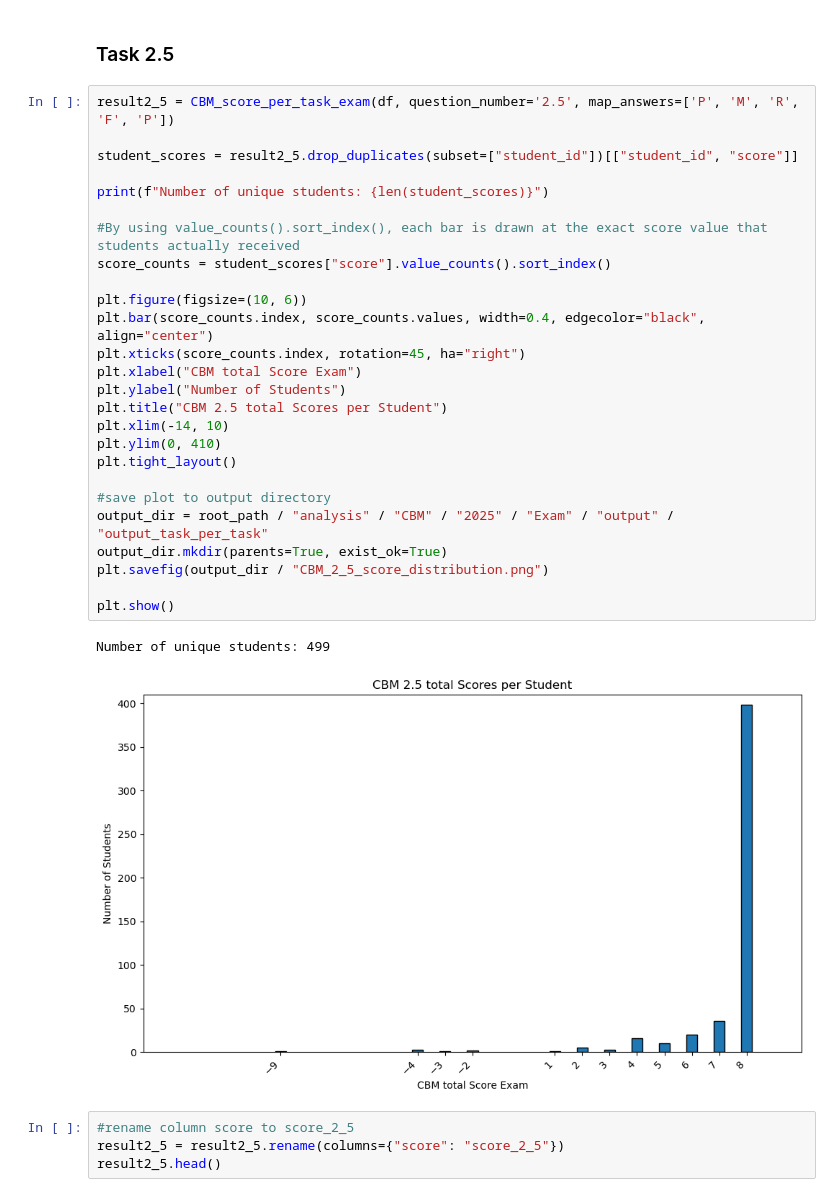
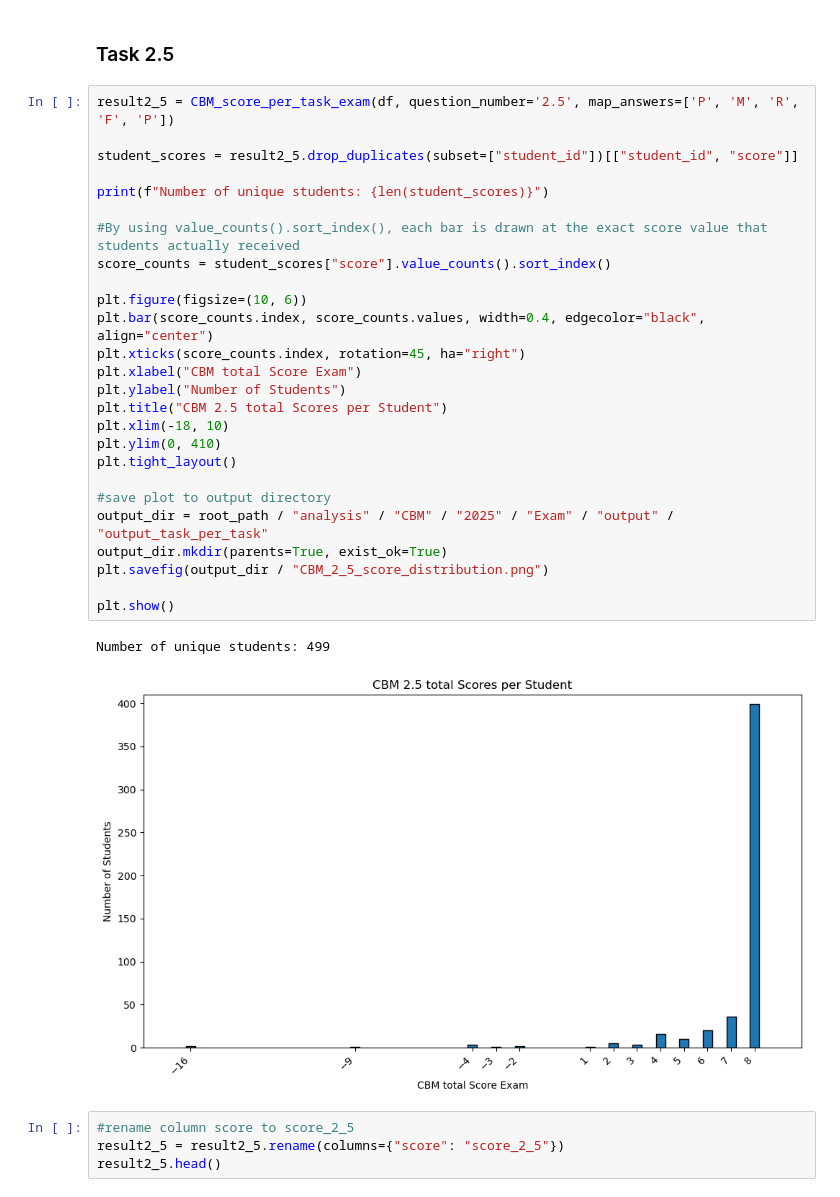
Before and after one commit to juliepe/exam_analysis_H25, a Jupyter notebook: analysis/CBM/2025/Exam/notebooks/5_CBM_score_per_task.ipynb, the cells around one changed output. Cells and saved outputs as stored; diff of their text form.

Commit message:
update plots exam

```diff
--- a/analysis/CBM/2025/Exam/notebooks/5_CBM_score_per_task.ipynb
+++ b/analysis/CBM/2025/Exam/notebooks/5_CBM_score_per_task.ipynb
@@ -204,32 +204,32 @@ result2_4.head()
 # %%
 result2_5 = CBM_score_per_task_exam(df, question_number='2.5', map_answers=['P', 'M', 'R', 'F', 'P'])
 
 student_scores = result2_5.drop_duplicates(subset=["student_id"])[["student_id", "score"]]
 
 print(f"Number of unique students: {len(student_scores)}")
 
 #By using value_counts().sort_index(), each bar is drawn at the exact score value that students actually received
 score_counts = student_scores["score"].value_counts().sort_index()
 
 plt.figure(figsize=(10, 6))
 plt.bar(score_counts.index, score_counts.values, width=0.4, edgecolor="black", align="center")
 plt.xticks(score_counts.index, rotation=45, ha="right")
 plt.xlabel("CBM total Score Exam")
 plt.ylabel("Number of Students")
 plt.title("CBM 2.5 total Scores per Student")
-plt.xlim(-14, 10)
+plt.xlim(-18, 10)
 plt.ylim(0, 410)
 plt.tight_layout()
 
 #save plot to output directory
 output_dir = root_path / "analysis" / "CBM" / "2025" / "Exam" / "output" / "output_task_per_task"
 output_dir.mkdir(parents=True, exist_ok=True)
 plt.savefig(output_dir / "CBM_2_5_score_distribution.png")
 
 plt.show()
 # %% [output]
 Number of unique students: 499
-[figure, old version]
+[figure, new version]
 # %%
 #rename column score to score_2_5
 result2_5 = result2_5.rename(columns={"score": "score_2_5"})
```
Also changed, not shown: parts of 6 cells of this notebook, 12 other files.
